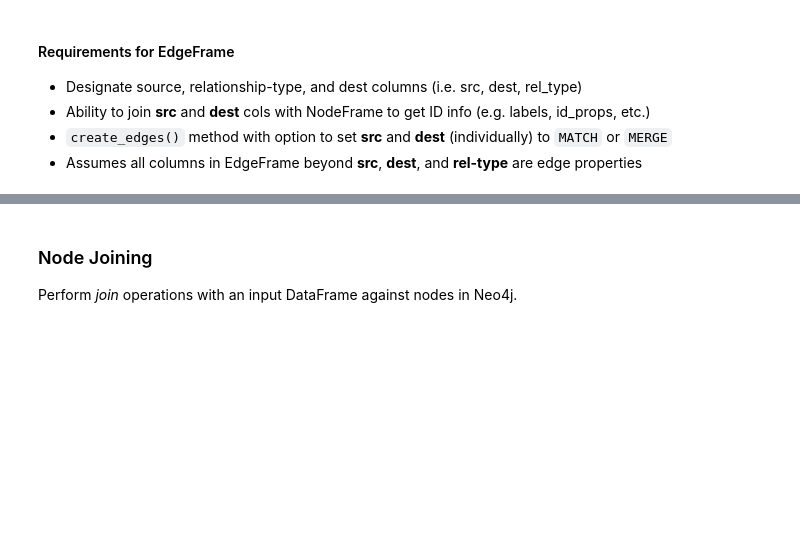
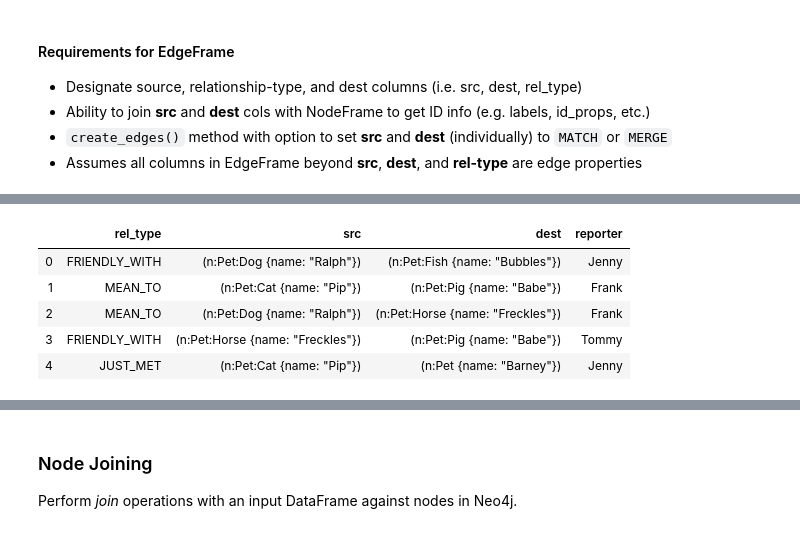
Before and after one commit to cldixon/neonpandas, a Jupyter notebook: NeonPandas-Dev.ipynb, the cells around one changed output, grey strips where cells are left out. Cells and saved outputs as stored; diff of their text form; code cells hidden in the pictures; blank space fills up the shorter version.

```diff
--- a/NeonPandas-Dev.ipynb
+++ b/NeonPandas-Dev.ipynb
@@ -88,0 +106,35 @@ edges
+# %%
+def get_nodeframe_index(nf):
+    if isinstance(nf, list):
+        return pd.concat([n.index.to_series() for n in nf]).to_list()
+    elif isinstance(nf, npd.NodeFrame):
+        return nf.index.to_list()
+    else:
+        raise ValueError("Input not recognized.")
+
+def enrich_edgeframe(edges, nodes, src_default:str=None, dest_default:str=None):
+    src_col, dest_col = edges.src_col, edges.dest_col
+    # handle nodes
+    node_idx = get_nodeframe_index(nodes)
+    # convert src and dest cols to Node type
+
+    ## ** problem here: how to address .id_col when multiple nodeframes are provided (and even smashed into one)??
+    ## maybe will just have to assign nodeframes to src and dest columns
+    ## but then perhaps need to re-evaluate entire approach ????
+    edges[src_col] = edges[src_col].apply(lambda x: node.Node(src_default, nodes.id_col, x))
+    edges[dest_col] = edges[dest_col].apply(lambda x: node.Node(dest_default, nodes.id_col, x))
+
+    # match to nodes in NodeFrame
+    edges[src_col] = edges[src_col].apply(lambda x: node.find_match(x, node_idx))
+    edges[dest_col] = edges[dest_col].apply(lambda x: node.find_match(x, node_idx))
+    return edges
+# %%
+test = enrich_edgeframe(edges, pets, src_default='Pet', dest_default='Pet')
+test
+# %% [output]
+|  | rel_type | src | dest | reporter |
+| 0 | FRIENDLY_WITH | (n:Pet:Dog {name: "Ralph"}) | (n:Pet:Fish {name: "Bubbles"}) | Jenny |
+| 1 | MEAN_TO | (n:Pet:Cat {name: "Pip"}) | (n:Pet:Pig {name: "Babe"}) | Frank |
+| 2 | MEAN_TO | (n:Pet:Dog {name: "Ralph"}) | (n:Pet:Horse {name: "Freckles"}) | Frank |
+| 3 | FRIENDLY_WITH | (n:Pet:Horse {name: "Freckles"}) | (n:Pet:Pig {name: "Babe"}) | Tommy |
+| 4 | JUST_MET | (n:Pet:Cat {name: "Pip"}) | (n:Pet {name: "Barney"}) | Jenny |
```
Also changed, not shown: parts of 38 cells of this notebook, 5 other files.
